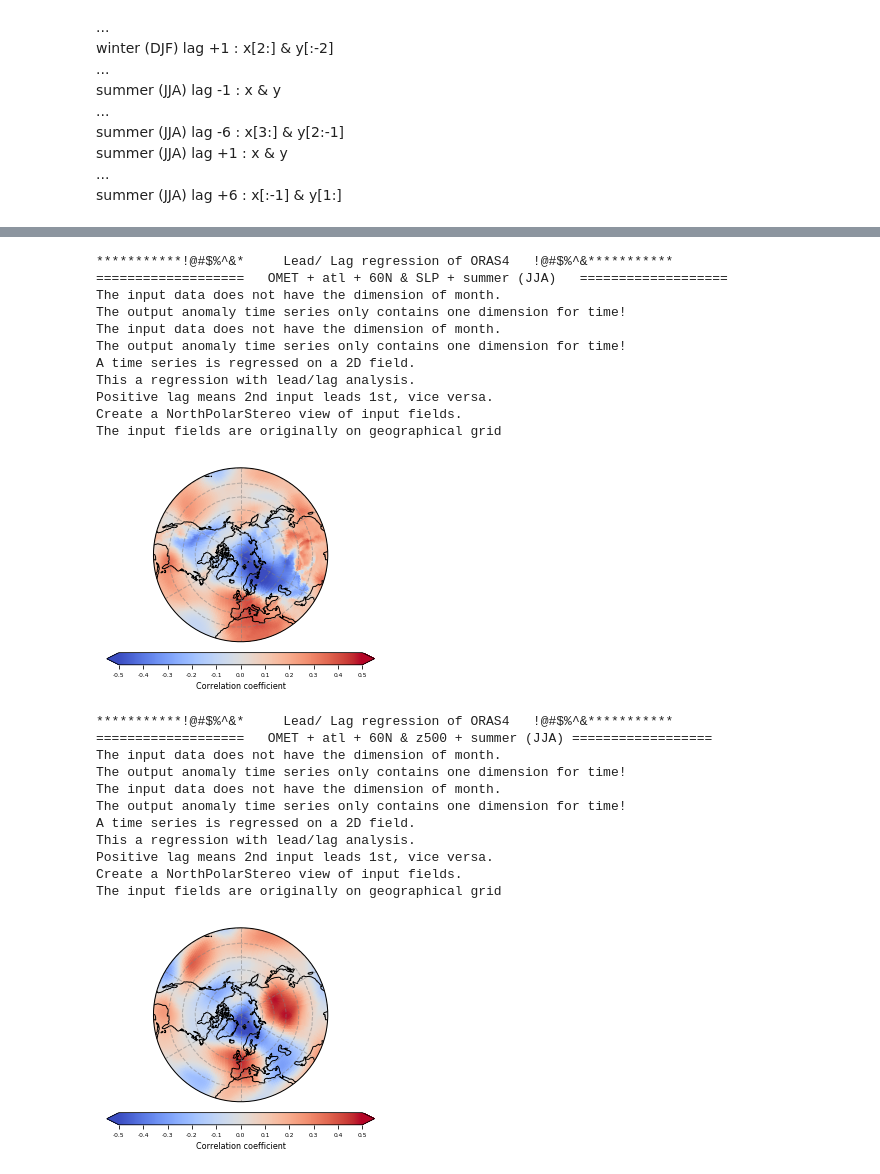
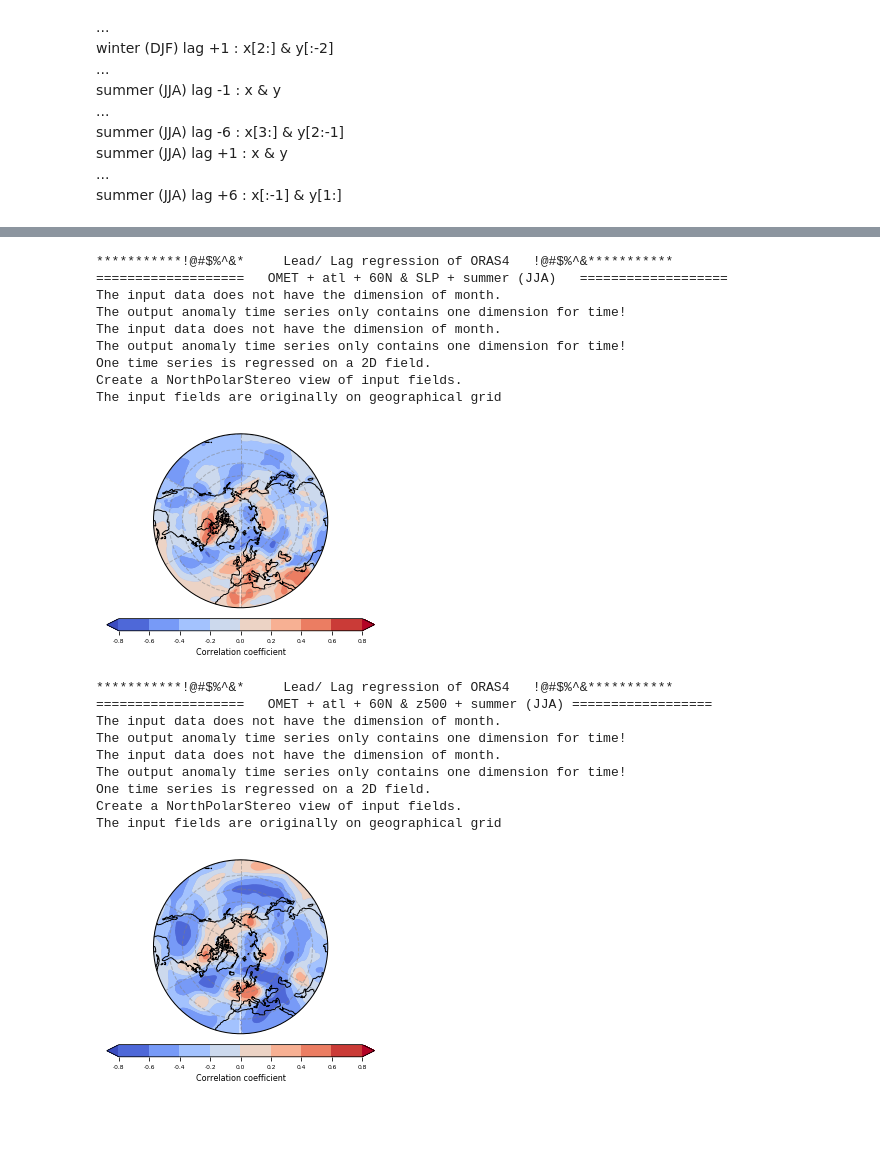
Before and after one commit to geek-yang/AirSeaFlow, a Jupyter notebook: Postprocessing/statistics_spatial/stat_spatial_season_fields_OMET_oras.ipynb, the cells around one changed output, grey strips where cells are left out. Cells and saved outputs as stored; diff of their text form; code cells hidden in the pictures; blank space fills up the shorter version.

```diff
--- a/Postprocessing/statistics_spatial/stat_spatial_season_fields_OMET_oras.ipynb
+++ b/Postprocessing/statistics_spatial/stat_spatial_season_fields_OMET_oras.ipynb
@@ -56,11 +56,22 @@ if __name__=="__main__":
                                                  'pressure_500hPa_ERAI_monthly_regress_1979_2016.nc'))
     dataset_ORAS4_OMET = Dataset(os.path.join(datapath,
                                               'oras_model_monthly_1958_2017_omet.nc'))
+    dataset_ERAI_fields_flux = Dataset(os.path.join(datapath_ERAI_fields,
+                                                    'surface_erai_monthly_regress_1979_2017_radiation.nc') )
     # extract time series from 1979 to 2016
     # from 20N - 90N
     # 4D fields [year, month, lat, lon]
     # geopotential height at 500hPa (m)
     z_500hPa_ERAI = dataset_ERAI_500hPa.variables['z'][:] / constant['g']
+    rad_short_toa_ERAI = dataset_ERAI_fields_flux.variables['tsr'][:-1,:,:,:]
+    rad_long_toa_ERAI = dataset_ERAI_fields_flux.variables['ttr'][:-1,:,:,:]
+    rad_short_surf_ERAI = dataset_ERAI_fields_flux.variables['ssr'][:-1,:,:,:]
+    rad_long_surf_ERAI = dataset_ERAI_fields_flux.variables['str'][:-1,:,:,:]
+    SFlux_sensible_ERAI = dataset_ERAI_fields_flux.variables['sshf'][:-1,:,:,:]
+    SFlux_latent_ERAI = dataset_ERAI_fields_flux.variables['slhf'][:-1,:,:,:]
+    # calculate total net energy flux at TOA/surface
+    net_flux_surf_ERAI = rad_short_surf_ERAI + rad_long_surf_ERAI + SFlux_sensible_ERAI + SFlux_latent_ERAI
+    net_flux_toa_ERAI = rad_short_toa_ERAI + rad_long_toa_ERAI
     # 3D fields [time, lat, lon]
     SLP_ERAI = dataset_ERAI_fields_SIC_SST_SLP.variables['msl'][:]
     SST_ERAI = dataset_ERAI_fields_SIC_SST_SLP.variables['sst'][:]
@@ -68,8 +79,8 @@ if __name__=="__main__":
     SIC_ERAI = dataset_ERAI_fields_SIC_SST_SLP.variables['ci'][:]
     SIC_ERAI_mask = np.ma.getmaskarray(SIC_ERAI[0,:,:])
     # instantaneous turbulent flux
-    SFlux_sensible_ERAI = dataset_ERAI_fields_SFlux.variables['ishf'][:] # W/m2
-    SFlux_latent_ERAI = dataset_ERAI_fields_SFlux.variables['ie'][:] * constant['Lv'] # W/m2
+    #SFlux_sensible_ERAI = dataset_ERAI_fields_SFlux.variables['ishf'][:] # W/m2
+    #SFlux_latent_ERAI = dataset_ERAI_fields_SFlux.variables['ie'][:] * constant['Lv'] # W/m2
     # 3D fields [year, month, lat]
     OMET_int_ORAS4 = dataset_ORAS4_OMET.variables['E_int'][21:-1,:,180:]/1000 # from Tera Watt to Peta Watt # start from 1979
     OMET_atl_int_ORAS4 = dataset_ORAS4_OMET.variables['E_atl_int'][21:-1,:,180:]/1000
@@ -85,15 +96,16 @@ if __name__=="__main__":
     latitude_fields_ERAI = dataset_ERAI_fields_SIC_SST_SLP.variables['latitude'][:]
     longitude_fields_ERAI = dataset_ERAI_fields_SIC_SST_SLP.variables['longitude'][:]
     # area weighted surface flux
-    SFlux_ERAI_area = np.zeros(SFlux_sensible_ERAI.shape, dtype=float) # unit W
+    net_flux_surf_ERAI_area = np.zeros(net_flux_surf_ERAI.shape, dtype=float) # unit W
+    net_flux_toa_ERAI_area = np.zeros(net_flux_toa_ERAI.shape, dtype=float)
     #size of the grid box
     dx = 2 * np.pi * constant['R'] * np.cos(2 * np.pi * latitude_fields_ERAI /
                                             360) / len(longitude_fields_ERAI)
     dy = np.pi * constant['R'] / len(latitude_fields_ERAI)
     for i in np.arange(len(latitude_fields_ERAI)):
         # change the unit to terawatt
-        SFlux_ERAI_area[:,:,i,:] = (SFlux_sensible_ERAI[:,:,i,:] +
-                                  SFlux_latent_ERAI[:,:,i,:]) * dx[i] * dy / 1E+12
+        net_flux_surf_ERAI_area[:,:,i,:] = net_flux_surf_ERAI[:,:,i,:]* dx[i] * dy / 1E+12
+        net_flux_toa_ERAI_area[:,:,i,:] = net_flux_toa_ERAI[:,:,i,:]* dx[i] * dy / 1E+12
 # %% [output]
 *********************** extract variables *************************
 # %% [markdown]
@@ -375,27 +382,28 @@ The input fields are originally on geographical grid
 # %%
     print ('***********!@#$%^&*     Lead/ Lag regression of ORAS4   !@#$%^&***********')
     print ('===================   OMET + atl + 60N & SLP + summer (JJA)   ===================')
-    lag = 5
+    lag = 0
     OMET_season_series = meta.statistics.operator.seasons(OMET_atl_int_ORAS4[:,:,53],
                                                           span='JJA', Dim_month=True)
     stat_OMET_ORAS4 = meta.statistics.operator(OMET_season_series)
     stat_OMET_ORAS4.anomaly(Dim_month=False)
     stat_OMET_ORAS4.detrend()
-    stat_OMET_ORAS4.lowpass(window=3, obj='detrend')
+    stat_OMET_ORAS4.lowpass(window=15, obj='detrend')
     SLP_season_series = meta.statistics.operator.seasons(SLP_ERAI[:,:95,:],
                                                          span=lag_summer[lag])
     stat_SLP_ERAI = meta.statistics.operator(SLP_season_series)
     stat_SLP_ERAI.anomaly(Dim_month=False)
     stat_SLP_ERAI.detrend()
-    stat_SLP_ERAI.lowpass(window=3, obj='detrend')
+    stat_SLP_ERAI.lowpass(window=15, obj='detrend')
     k, r, p = meta.statistics.operator.linearRegress(stat_OMET_ORAS4._lowpass,
                                                      stat_SLP_ERAI._lowpass, lag)
     #ticks = [-0.3, -0.2, -0.1, 0.0, 0.1, 0.2, 0.3]
     ticks = [-0.5, -0.4, -0.3, -0.2, -0.1, 0.0, 0.1, 0.2, 0.3, 0.4, 0.5]
+    ticks = [-0.8, -0.6, -0.4, -0.2, 0.0, 0.2, 0.4, 0.6, 0.8]
     label = 'Correlation coefficient'
     meta.visualizer.plots.geograph(latitude_fields_ERAI[:95], longitude_fields_ERAI[:], r, p,
                                    label, ticks, os.path.join(output_path, 'omet_slp', 'season',
-                                   'spatial_ORAS4_atl_OMET_60N_lag_{}_ERAI_SLP_JJA_annual.png'.format(lag)))
+                                   'spatial_ORAS4_atl_OMET_60N_lag_{}_ERAI_SLP_JJA_interannual.png'.format(lag)))
 # %% [output]
 ***********!@#$%^&*     Lead/ Lag regression of ORAS4   !@#$%^&***********
 ===================   OMET + atl + 60N & SLP + summer (JJA)   ===================
@@ -403,49 +411,46 @@ The input data does not have the dimension of month.
 The output anomaly time series only contains one dimension for time!
 The input data does not have the dimension of month.
 The output anomaly time series only contains one dimension for time!
-A time series is regressed on a 2D field.
-This a regression with lead/lag analysis.
-Positive lag means 2nd input leads 1st, vice versa.
+One time series is regressed on a 2D field.
 Create a NorthPolarStereo view of input fields.
 The input fields are originally on geographical grid
-[figure, old version]
+[figure, new version]
 # %%
     print ('***********!@#$%^&*     Lead/ Lag regression of ORAS4   !@#$%^&***********')
     print ('===================   OMET + atl + 60N & z500 + summer (JJA) ==================')
-    lag = 5
+    lag = 0
     OMET_season_series = meta.statistics.operator.seasons(OMET_atl_int_ORAS4[:,:,53],
                                                           span='JJA', Dim_month=True)
     stat_OMET_ORAS4 = meta.statistics.operator(OMET_season_series)
     stat_OMET_ORAS4.anomaly(Dim_month=False)
     stat_OMET_ORAS4.detrend()
-    stat_OMET_ORAS4.lowpass(window=3, obj='detrend')
+    stat_OMET_ORAS4.lowpass(window=15, obj='detrend')
     z500_season_series = meta.statistics.operator.seasons(z_500hPa_ERAI[:,:,:95,:],
                                                          span=lag_summer[lag], Dim_month=True)
     stat_z500_ERAI = meta.statistics.operator(z500_season_series)
     stat_z500_ERAI.anomaly(Dim_month=False)
     stat_z500_ERAI.detrend()
-    stat_z500_ERAI.lowpass(window=3, obj='detrend')
+    stat_z500_ERAI.lowpass(window=15, obj='detrend')
     k, r, p = meta.statistics.operator.linearRegress(stat_OMET_ORAS4._lowpass,
                                                      stat_z500_ERAI._lowpass, lag)
     #ticks = [-0.3, -0.2, -0.1, 0.0, 0.1, 0.2, 0.3]
-    ticks = [-0.5, -0.4, -0.3, -0.2, -0.1, 0.0, 0.1, 0.2, 0.3, 0.4, 0.5]
+    #ticks = [-0.5, -0.4, -0.3, -0.2, -0.1, 0.0, 0.1, 0.2, 0.3, 0.4, 0.5]
+    ticks = [-0.8, -0.6, -0.4, -0.2, 0.0, 0.2, 0.4, 0.6, 0.8]
     label = 'Correlation coefficient'
     meta.visualizer.plots.geograph(latitude_fields_ERAI[:95], longitude_fields_ERAI[:], r, p,
                                    label, ticks, os.path.join(output_path, 'omet_z500', 'season',
-                                   'spatial_ORAS4_atl_OMET_60N_lag_{}_ERAI_z500_JJA_annual.png'.format(lag)))
+                                   'spatial_ORAS4_atl_OMET_60N_lag_{}_ERAI_z500_JJA_interannual.png'.format(lag)))
 # %% [output]
 ***********!@#$%^&*     Lead/ Lag regression of ORAS4   !@#$%^&***********
 ===================   OMET + atl + 60N & z500 + summer (JJA) ==================
 The input data does not have the dimension of month.
 The output anomaly time series only contains one dimension for time!
 The input data does not have the dimension of month.
 The output anomaly time series only contains one dimension for time!
-A time series is regressed on a 2D field.
-This a regression with lead/lag analysis.
-Positive lag means 2nd input leads 1st, vice versa.
+One time series is regressed on a 2D field.
 Create a NorthPolarStereo view of input fields.
 The input fields are originally on geographical grid
-[figure, old version]
+[figure, new version]
 # %%
     print ('***********!@#$%^&*     Lead/ Lag regression of ORAS4   !@#$%^&***********')
     print ('===================   OMET + atl + 60N & SIC + summer (JJA) ==================')
```
Also changed, not shown: parts of 8 cells of this notebook, 2 other files.
